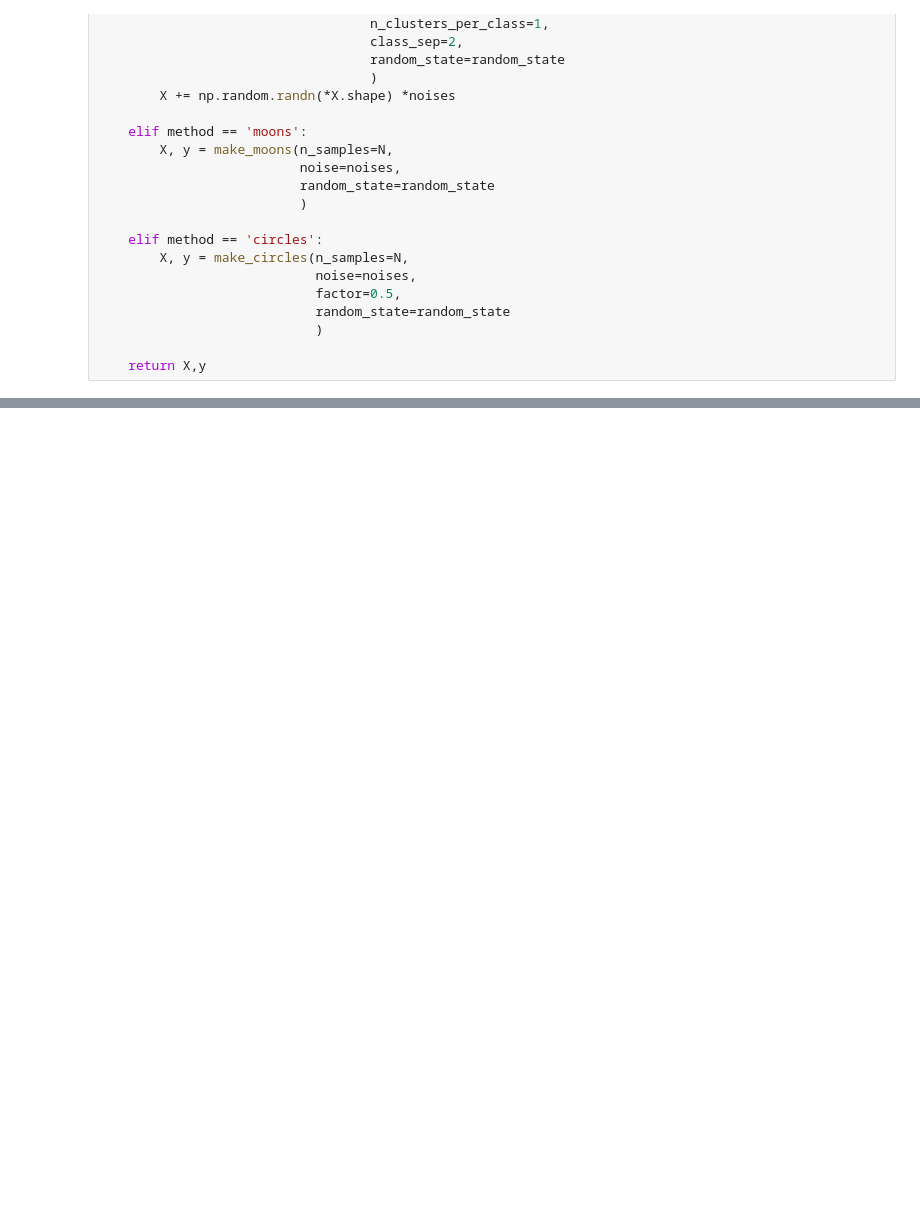
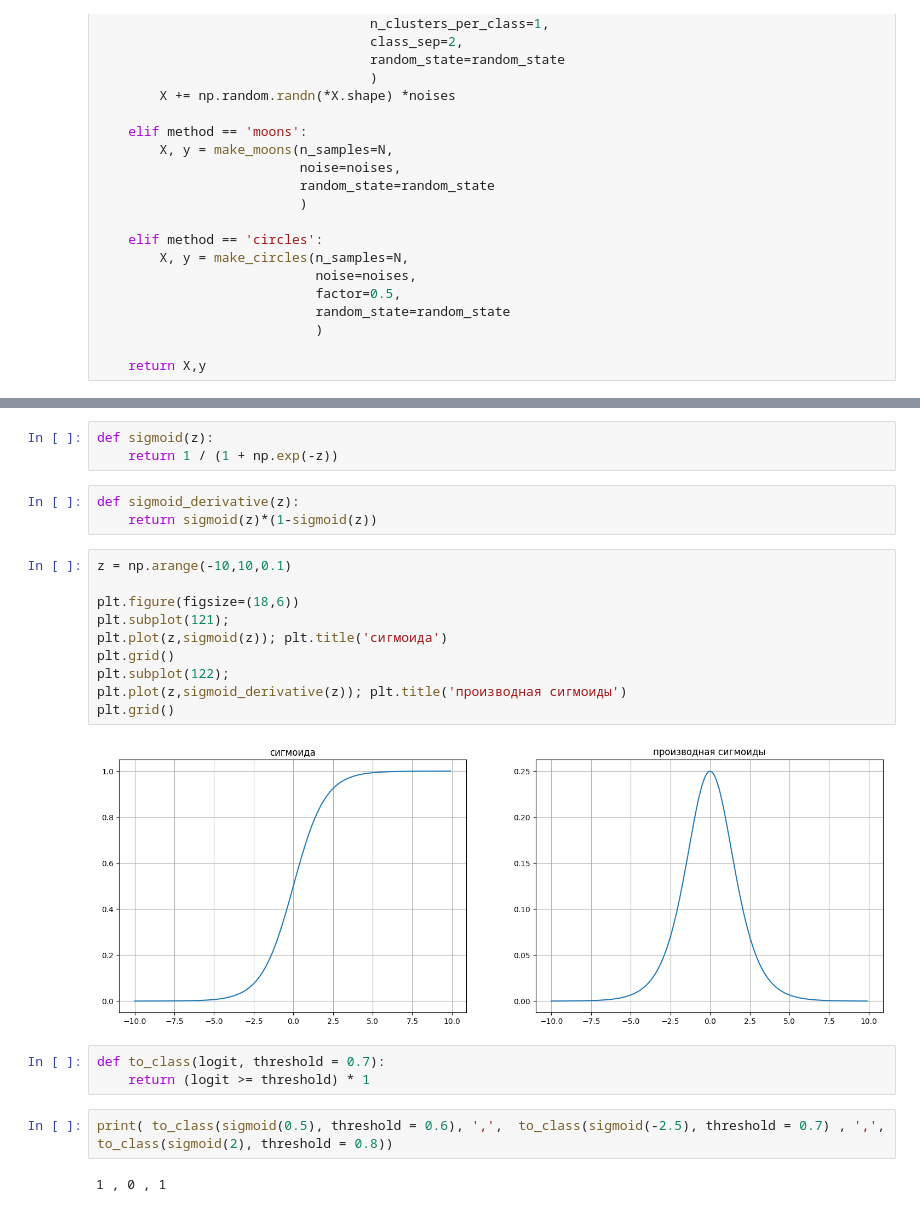
Before and after one commit to modernpacifist/engineering-of-machine-learning-urfu, a Jupyter notebook: math-basics-of-machine-learning/Notebooks/HW3_MBML.ipynb, the cells around one changed output, grey strips where cells are left out. Saved outputs shown, nothing was run; the diff lists cells and outputs as text; blank space fills up the shorter version.

```diff
--- a/math-basics-of-machine-learning/Notebooks/HW3_MBML.ipynb
+++ b/math-basics-of-machine-learning/Notebooks/HW3_MBML.ipynb
@@ -267,0 +268,25 @@ plot_data(ax, make_binary_clf(N,method = 'circles'),
+# %%
+def sigmoid(z):
+    return 1 / (1 + np.exp(-z))
+# %%
+def sigmoid_derivative(z):
+    return sigmoid(z)*(1-sigmoid(z))
+# %%
+z = np.arange(-10,10,0.1)
+
+plt.figure(figsize=(18,6))
+plt.subplot(121);
+plt.plot(z,sigmoid(z)); plt.title('сигмоида')
+plt.grid()
+plt.subplot(122);
+plt.plot(z,sigmoid_derivative(z)); plt.title('производная сигмоиды')
+plt.grid()
+# %% [output]
+[figure, added]
+# %%
+def to_class(logit, threshold = 0.7):
+    return (logit >= threshold) * 1
+# %%
+print( to_class(sigmoid(0.5), threshold = 0.6), ',',  to_class(sigmoid(-2.5), threshold = 0.7) , ',', to_class(sigmoid(2), threshold = 0.8))
+# %% [output]
+1 , 0 , 1
```
Also changed, not shown: parts of 1 cell of this notebook.
